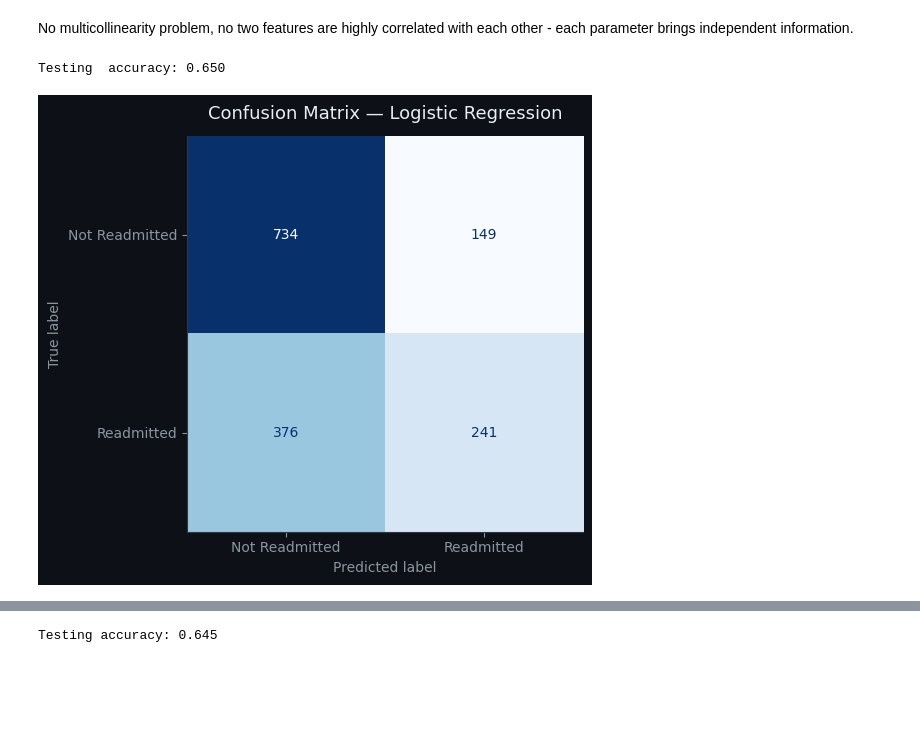
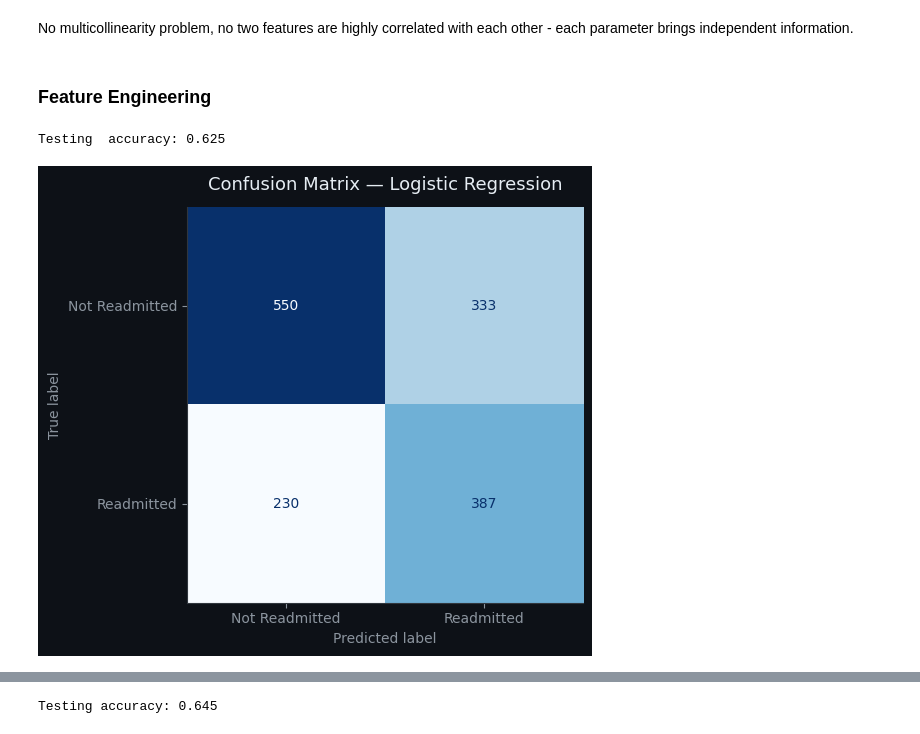
Before and after one commit to dinarazhorabek/heart_failure_readmission, a Jupyter notebook: main.ipynb, the cells around one changed output, grey strips where cells are left out. Cells and saved outputs as stored; diff of their text form; code cells hidden in the pictures; blank space fills up the shorter version.

```diff
--- a/main.ipynb
+++ b/main.ipynb
@@ -230,6 +224,8 @@ plt.show()
 [figure]
 # %% [markdown]
 No multicollinearity problem, no two features are highly correlated with each other - each parameter brings independent information.
+# %% [markdown]
+### Feature Engineering
 # %%
 # Log-transform BNP (reduces right skew)
 df['log_bnp'] = np.log1p(df['bnp'])
@@ -267,27 +264,28 @@ y = df['readmitted_30d']
 
 X_train, X_test, y_train, y_test = train_test_split(X, y, test_size=0.5, random_state=99, stratify=y)
 # %%
+# Logistic Regression
 scaler = StandardScaler()
 X_train_sc = scaler.fit_transform(X_train)
 X_test_sc = scaler.transform(X_test)
 
-log_reg_classifier = LogisticRegression()
+log_reg_classifier = LogisticRegression(class_weight='balanced')
 log_reg_classifier.fit(X_train_sc, y_train)
 
 y_pred = log_reg_classifier.predict(X_test_sc)
 y_prob = log_reg_classifier.predict_proba(X_test_sc)[:, 1]
 accuracy = np.mean(y_pred == y_test)
 print(f"Testing  accuracy: {accuracy:.3f}")
 
 cm = confusion_matrix(y_test, y_pred)
 fig, ax = plt.subplots(figsize=(6, 5))
 disp = ConfusionMatrixDisplay(confusion_matrix=cm, display_labels=['Not Readmitted', 'Readmitted'])
 disp.plot(cmap='Blues', ax=ax, colorbar=False)
 
 plt.title("Confusion Matrix — Logistic Regression", fontsize=13, pad=12)
 plt.tight_layout()
 plt.show()
 # %% [output]
-Testing  accuracy: 0.650
+Testing  accuracy: 0.625
-[figure, old version]
+[figure, new version]
 # %%
```
Also changed, not shown: parts of 10 cells of this notebook.
